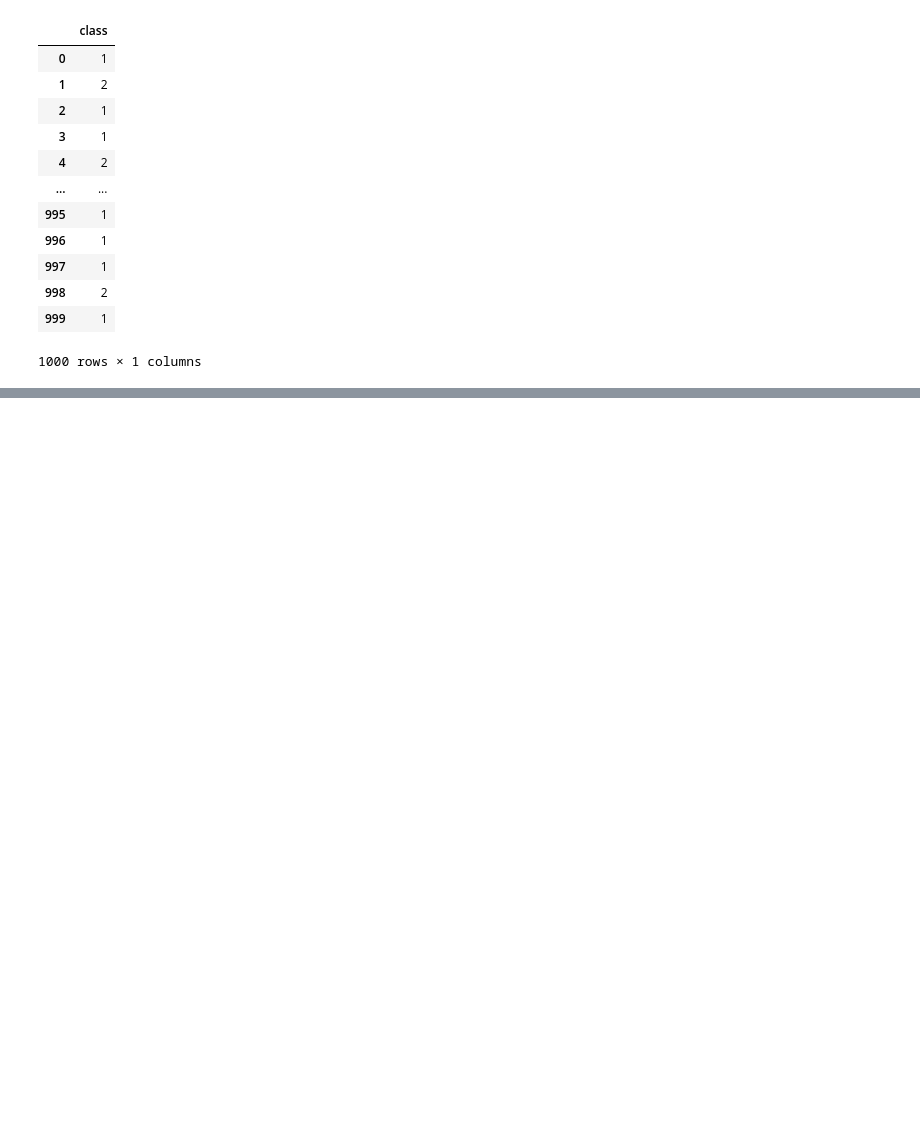
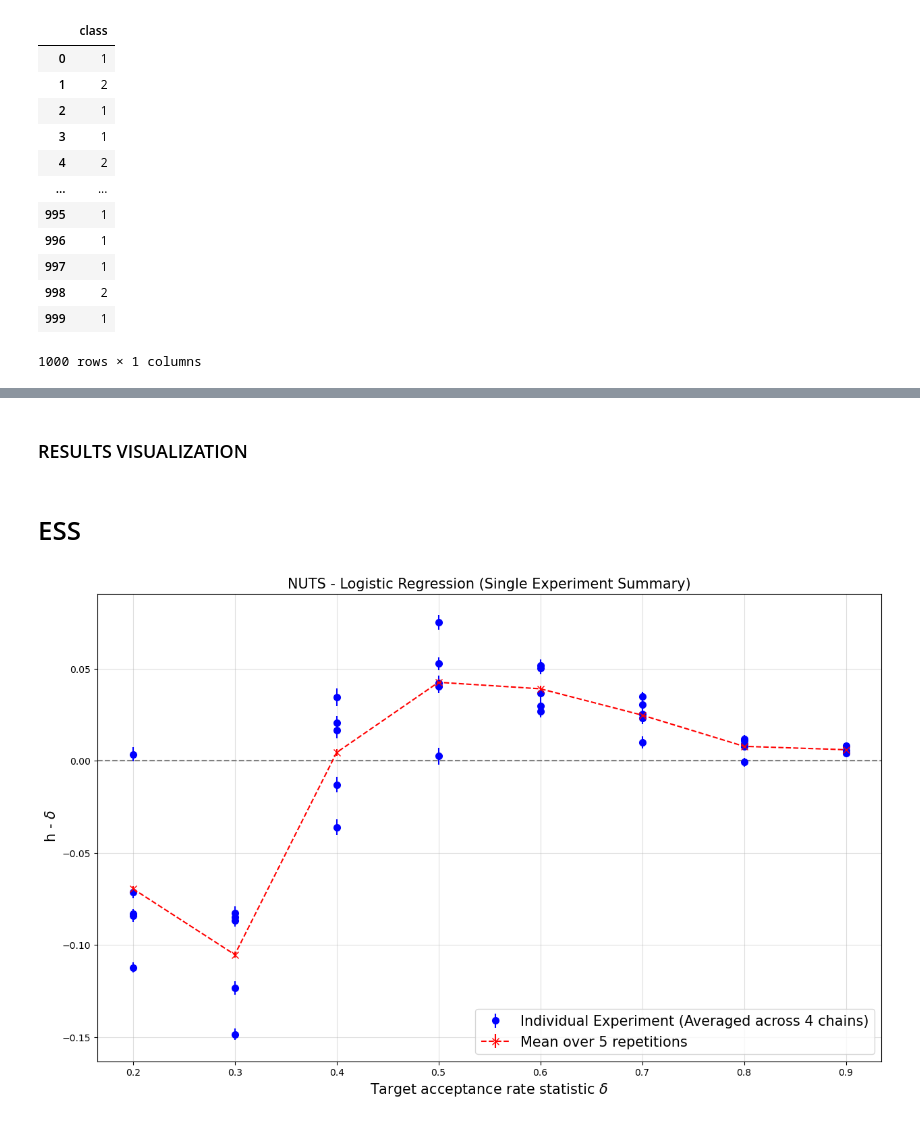
Before and after one commit to Mattia-Ponchio/Inference_Project, a Jupyter notebook: GermanCreditData.ipynb, the cells around one changed output, grey strips where cells are left out. Saved outputs shown, nothing was run; the diff lists cells and outputs as text; code cells hidden in the pictures; blank space fills up the shorter version.

```diff
--- a/GermanCreditData.ipynb
+++ b/GermanCreditData.ipynb
@@ -493,0 +641,3 @@ plt.show()
+# %%
+# =========================== MODEL CREATION ======================
+my_model = create_model(X, y)
@@ -493,0 +786,12 @@ plt.show()
+# %%
+from tqdm import tqdm
+delta_list = [0.2, 0.3, 0.4, 0.5, 0.6, 0.7, 0.8, 0.9]
+reps = 5
+sample_settings = {"draws": 1000,
+                   "tune" : 1000,
+                   "chains": 4,
+                   "start_seed": 2026,
+                   "max_treedepth": 14
+                  }
+
+df, depths = acc_rate_sweep(my_model, delta_list, reps, sample_settings)
@@ -493,0 +827,41 @@ plt.show()
+# %% [markdown]
+### RESULTS VISUALIZATION
+# %% [markdown]
+# ESS
+# %%
+x_in_graph = [delta_list[i] for i in df["Group"].values]
+
+# Plotting the single-experiment representation
+fig, ax = plt.subplots(figsize=(15,9))
+
+# Plot with errorbars using the combined metrics
+ax.errorbar(
+    x = x_in_graph,
+    y = df["Diff"],
+    yerr = df["MCSE"],
+    ls="",
+    fmt="o",
+    ms=7,
+    label="Individual Experiment (Averaged across 4 chains)",
+    color="blue"
+)
+
+ax.errorbar(x = delta_list,
+            y = df.groupby(by="Group").mean()["Diff"],
+            yerr = df.groupby(by="Group")["MCSE"].apply(lambda x: np.sqrt( (x**2).sum()) / reps ),
+            ls = "--",
+            fmt = "x",
+            ms = 7,
+            label = f"Mean over {reps} repetitions",
+            color="red"
+)
+
+plt.xlabel(r"Target acceptance rate statistic $\delta$ ", fontsize=15)
+plt.ylabel(r" h - $\delta$", fontsize=15)
+plt.title("NUTS - Logistic Regression (Single Experiment Summary)", fontsize=15)
+plt.legend(loc="lower right", fontsize=15)
+plt.axhline(y=0.0, ls="--", color="gray")
+plt.grid(alpha=0.4)
+plt.show()
+# %% [output]
+[figure, added]
```
Also changed, not shown: parts of 64 cells of this notebook.
